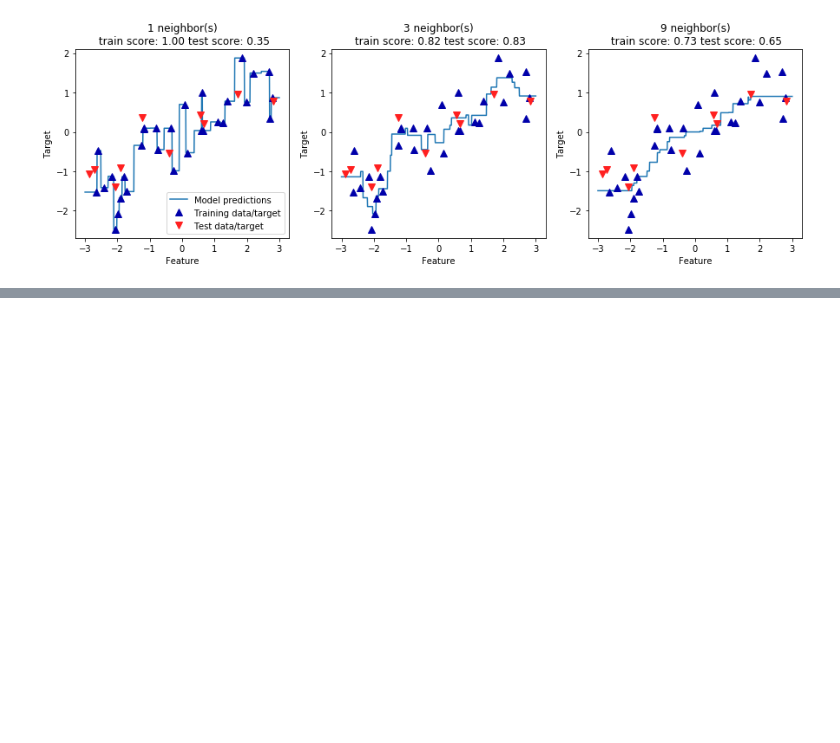
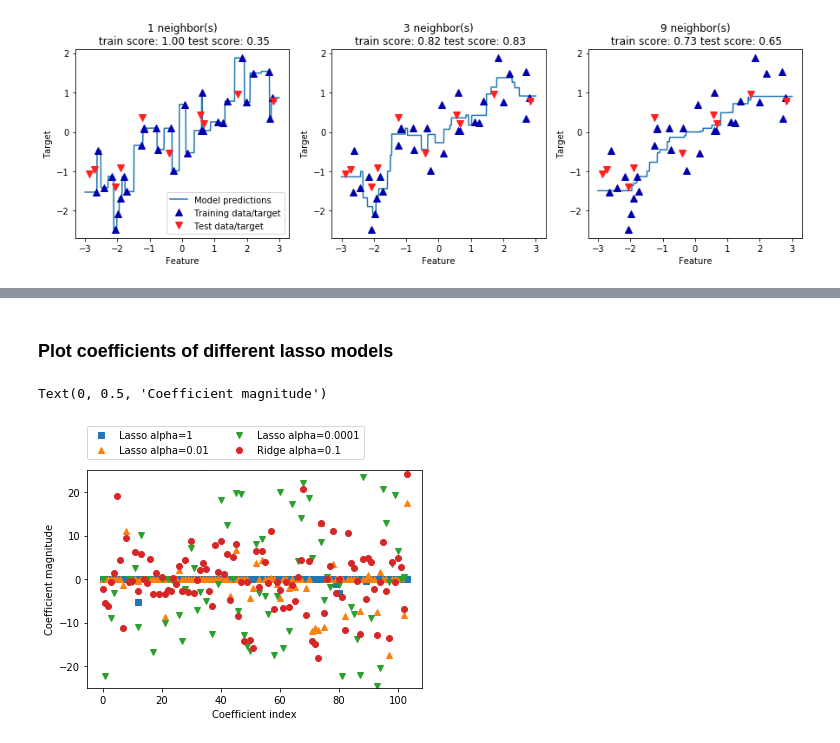
Before and after one commit to valarao/ml-tinkering, a Jupyter notebook: 2-supervised-learning.ipynb, the cells around one changed output, grey strips where cells are left out. Drawn from its saved outputs; the diff is of its cells as text; code cells hidden in the pictures; blank space fills up the shorter version.

```diff
--- a/2-supervised-learning.ipynb
+++ b/2-supervised-learning.ipynb
@@ -264,0 +402,15 @@ axes[0].legend(["Model predictions", "Training data/target",
+# %% [markdown]
+### Plot coefficients of different lasso models
+# %%
+plt.plot(lasso.coef_, 's', label="Lasso alpha=1")
+plt.plot(lasso001.coef_, '^', label="Lasso alpha=0.01")
+plt.plot(lasso00001.coef_, 'v', label="Lasso alpha=0.0001")
+
+plt.plot(ridge01.coef_, 'o', label="Ridge alpha=0.1")
+plt.legend(ncol=2, loc=(0, 1.05))
+plt.ylim(-25, 25)
+plt.xlabel("Coefficient index")
+plt.ylabel("Coefficient magnitude")
+# %% [output]
+Text(0, 0.5, 'Coefficient magnitude')
+[figure, added]
```
Also changed, not shown: parts of 51 cells of this notebook.
